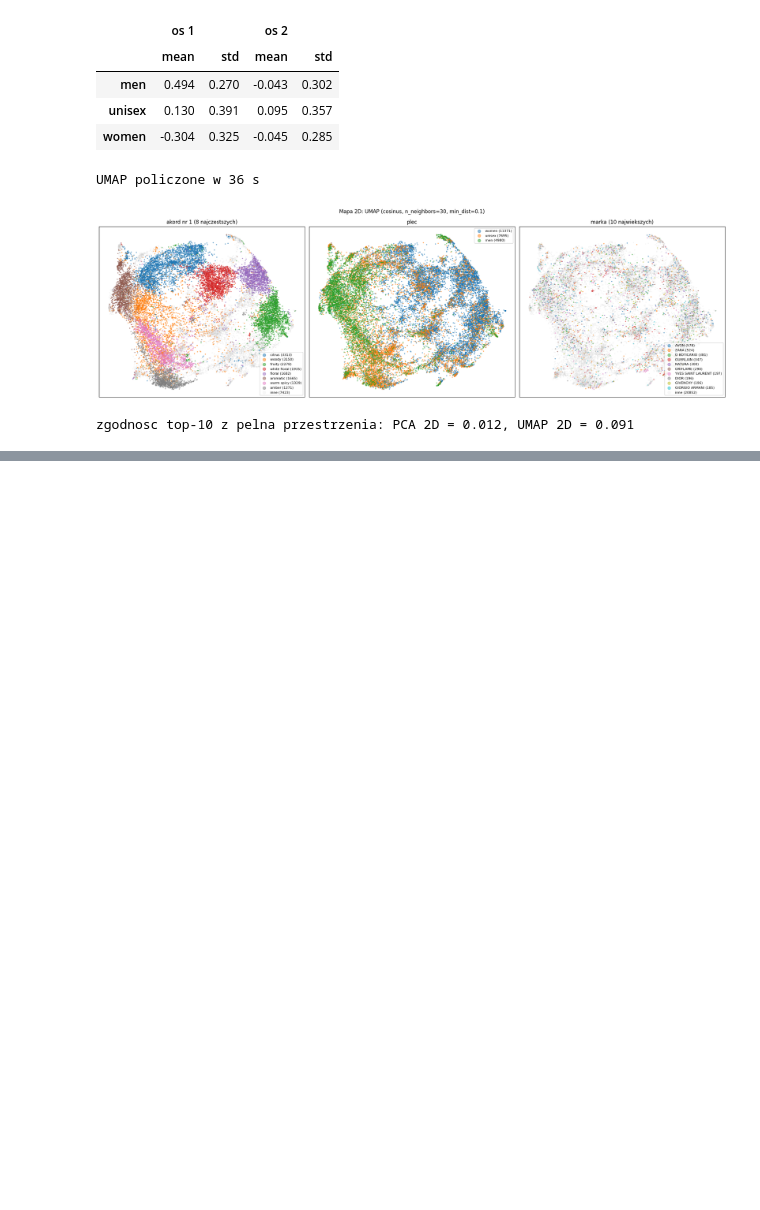
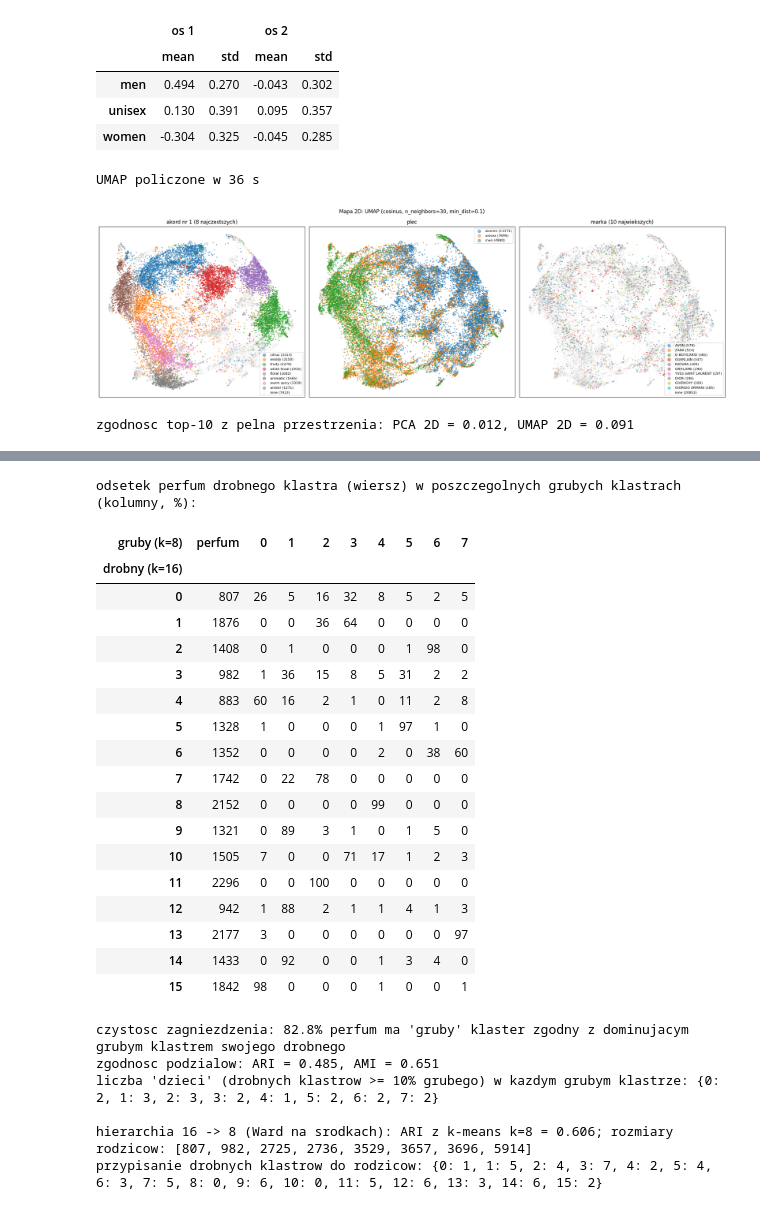
Before and after one commit to adamdobrogowski/PerfumeCollectionApp, a Jupyter notebook: notatniki/clustering.ipynb, the cells around one changed output, grey strips where cells are left out. Cells and saved outputs as stored; diff of their text form; code cells hidden in the pictures; blank space fills up the shorter version.

```diff
--- a/notatniki/clustering.ipynb
+++ b/notatniki/clustering.ipynb
@@ -329,0 +468,58 @@ zgodnosc top-10 z pelna przestrzenia: PCA 2D = 0.012, UMAP 2D = 0.091
+# %%
+from sklearn.metrics import adjusted_rand_score, adjusted_mutual_info_score
+from scipy.cluster.hierarchy import linkage, fcluster
+
+lab_gruby, lab_drobny, K_GRUBY, K_DROBNY = labels_k[8], labels_k[16], 8, 16
+
+# --- 1) tabela: jaki odsetek perfum kazdego drobnego klastra (wiersz) lezy w ktorym grubym (kolumna) ---
+krzyz = pd.crosstab(lab_drobny, lab_gruby)
+udzial = (krzyz.div(krzyz.sum(axis=1), axis=0) * 100).round(0).astype(int)
+udzial.index.name, udzial.columns.name = "drobny (k=16)", "gruby (k=8)"
+rozm_drobny = np.bincount(lab_drobny, minlength=K_DROBNY)
+udzial.insert(0, "perfum", rozm_drobny)
+print("odsetek perfum drobnego klastra (wiersz) w poszczegolnych grubych klastrach (kolumny, %):")
+display(udzial)
+
+# --- 2) 'czystosc zagniezdzenia': ile perfum lezy w grubym klastrze bedacym wiekszoscia ich drobnego klastra ---
+najczestszy_gruby = krzyz.values.argmax(axis=1)                      # dla kazdego drobnego: ktory gruby dominuje
+rodzic = najczestszy_gruby[lab_drobny]                               # 'rodzic' kazdych perfum wynikajacy z drobnego klastra
+czystosc = krzyz.values.max(axis=1).sum() / N
+print(f"\nczystosc zagniezdzenia: {czystosc:.1%} perfum ma 'gruby' klaster zgodny z dominujacym grubym klastrem swojego drobnego")
+print(f"zgodnosc podzialow: ARI = {adjusted_rand_score(lab_gruby, lab_drobny):.3f}, AMI = {adjusted_mutual_info_score(lab_gruby, lab_drobny):.3f}")
+print("liczba 'dzieci' (drobnych klastrow >= 10% grubego) w kazdym grubym klastrze:",
+      {g: int(((krzyz[g] / krzyz[g].sum()) >= 0.10).sum()) for g in krzyz.columns})
+
+# --- 3) prawdziwa hierarchia: drobne klastry scalamy w 8 rodzicow (metoda Warda na srodkach) ---
+C16 = centra_k[16]
+drzewo = linkage(C16, method="ward")
+rodzic_h = fcluster(drzewo, t=K_GRUBY, criterion="maxclust") - 1      # rodzic (0..7) dla kazdego z 16 drobnych klastrow
+lab_h = rodzic_h[lab_drobny]                                           # rodzic hierarchiczny kazdych perfum
+print(f"\nhierarchia 16 -> 8 (Ward na srodkach): ARI z k-means k=8 = {adjusted_rand_score(lab_gruby, lab_h):.3f}; "
+      f"rozmiary rodzicow: {sorted(np.bincount(lab_h).tolist())}")
+print("przypisanie drobnych klastrow do rodzicow:", {int(i): int(p) for i, p in enumerate(rodzic_h)})
+# %% [output]
+odsetek perfum drobnego klastra (wiersz) w poszczegolnych grubych klastrach (kolumny, %):
+| gruby (k=8) | perfum | 0 | 1 | 2 | 3 | 4 | 5 | 6 | 7 |
+| drobny (k=16) |  |  |  |  |  |  |  |  |  |
+| 0 | 807 | 26 | 5 | 16 | 32 | 8 | 5 | 2 | 5 |
+| 1 | 1876 | 0 | 0 | 36 | 64 | 0 | 0 | 0 | 0 |
+| 2 | 1408 | 0 | 1 | 0 | 0 | 0 | 1 | 98 | 0 |
+| 3 | 982 | 1 | 36 | 15 | 8 | 5 | 31 | 2 | 2 |
+| 4 | 883 | 60 | 16 | 2 | 1 | 0 | 11 | 2 | 8 |
+| 5 | 1328 | 1 | 0 | 0 | 0 | 1 | 97 | 1 | 0 |
+| 6 | 1352 | 0 | 0 | 0 | 0 | 2 | 0 | 38 | 60 |
+| 7 | 1742 | 0 | 22 | 78 | 0 | 0 | 0 | 0 | 0 |
+| 8 | 2152 | 0 | 0 | 0 | 0 | 99 | 0 | 0 | 0 |
+| 9 | 1321 | 0 | 89 | 3 | 1 | 0 | 1 | 5 | 0 |
+| 10 | 1505 | 7 | 0 | 0 | 71 | 17 | 1 | 2 | 3 |
+| 11 | 2296 | 0 | 0 | 100 | 0 | 0 | 0 | 0 | 0 |
+| 12 | 942 | 1 | 88 | 2 | 1 | 1 | 4 | 1 | 3 |
+| 13 | 2177 | 3 | 0 | 0 | 0 | 0 | 0 | 0 | 97 |
+| 14 | 1433 | 0 | 92 | 0 | 0 | 1 | 3 | 4 | 0 |
+| 15 | 1842 | 98 | 0 | 0 | 0 | 1 | 0 | 0 | 1 |
+czystosc zagniezdzenia: 82.8% perfum ma 'gruby' klaster zgodny z dominujacym grubym klastrem swojego drobnego
+zgodnosc podzialow: ARI = 0.485, AMI = 0.651
+liczba 'dzieci' (drobnych klastrow >= 10% grubego) w kazdym grubym klastrze: {0: 2, 1: 3, 2: 3, 3: 2, 4: 1, 5: 2, 6: 2, 7: 2}
+
+hierarchia 16 -> 8 (Ward na srodkach): ARI z k-means k=8 = 0.606; rozmiary rodzicow: [807, 982, 2725, 2736, 3529, 3657, 3696, 5914]
+przypisanie drobnych klastrow do rodzicow: {0: 1, 1: 5, 2: 4, 3: 7, 4: 2, 5: 4, 6: 3, 7: 5, 8: 0, 9: 6, 10: 0, 11: 5, 12: 6, 13: 3, 14: 6, 15: 2}
```
Also changed, not shown: parts of 15 cells of this notebook.
